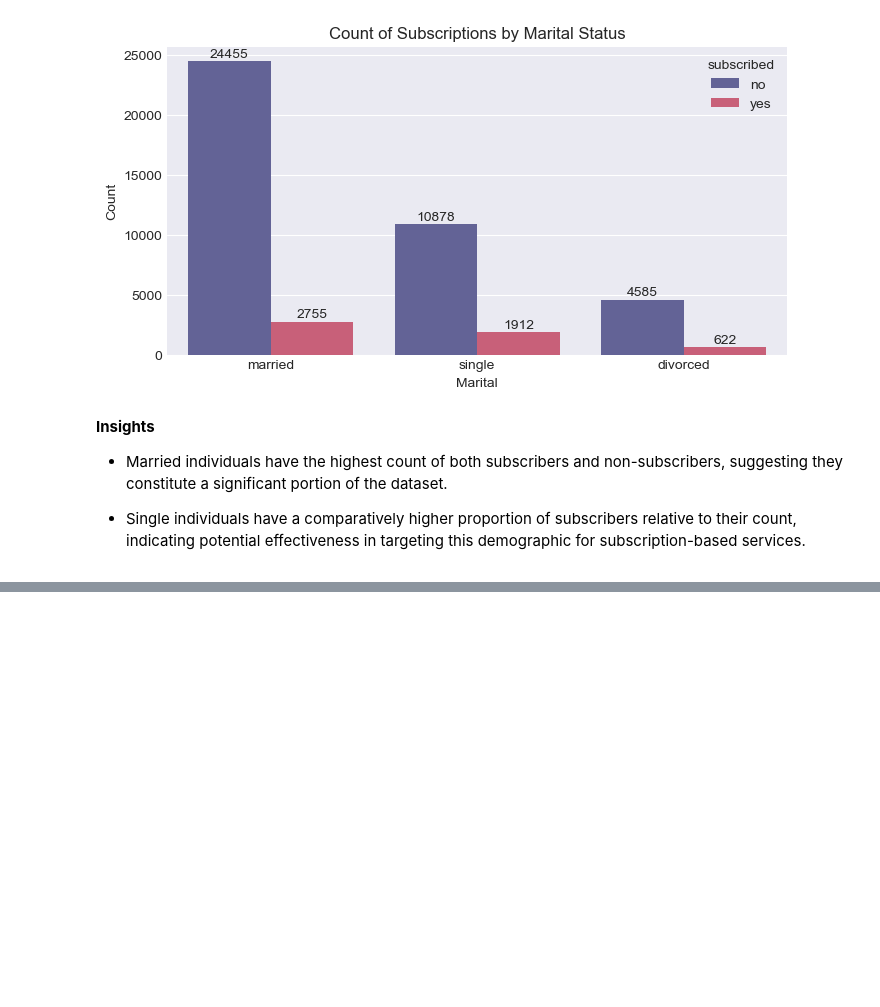
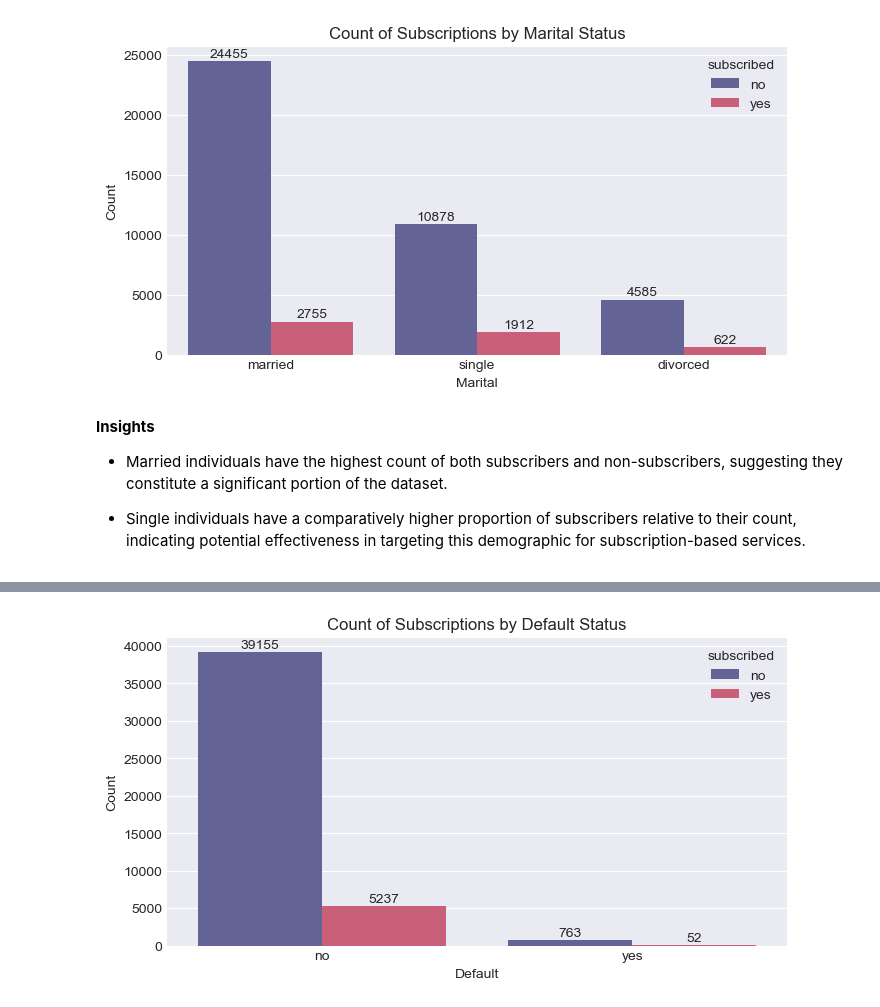
Before and after one commit to Maullin1996/python_data_cience, a Jupyter notebook: bank_Marketing.ipynb, the cells around one changed output, grey strips where cells are left out. Drawn from its saved outputs; the diff is of its cells as text; code cells hidden in the pictures; blank space fills up the shorter version.

```diff
--- a/bank_Marketing.ipynb
+++ b/bank_Marketing.ipynb
@@ -905,0 +916,4 @@ __Insights__
+# %%
+plot_countplot_with_annotations(impute_data, 'default', 'subscribed')
+# %% [output]
+[figure, added]
```
Also changed, not shown: parts of 26 cells of this notebook.
